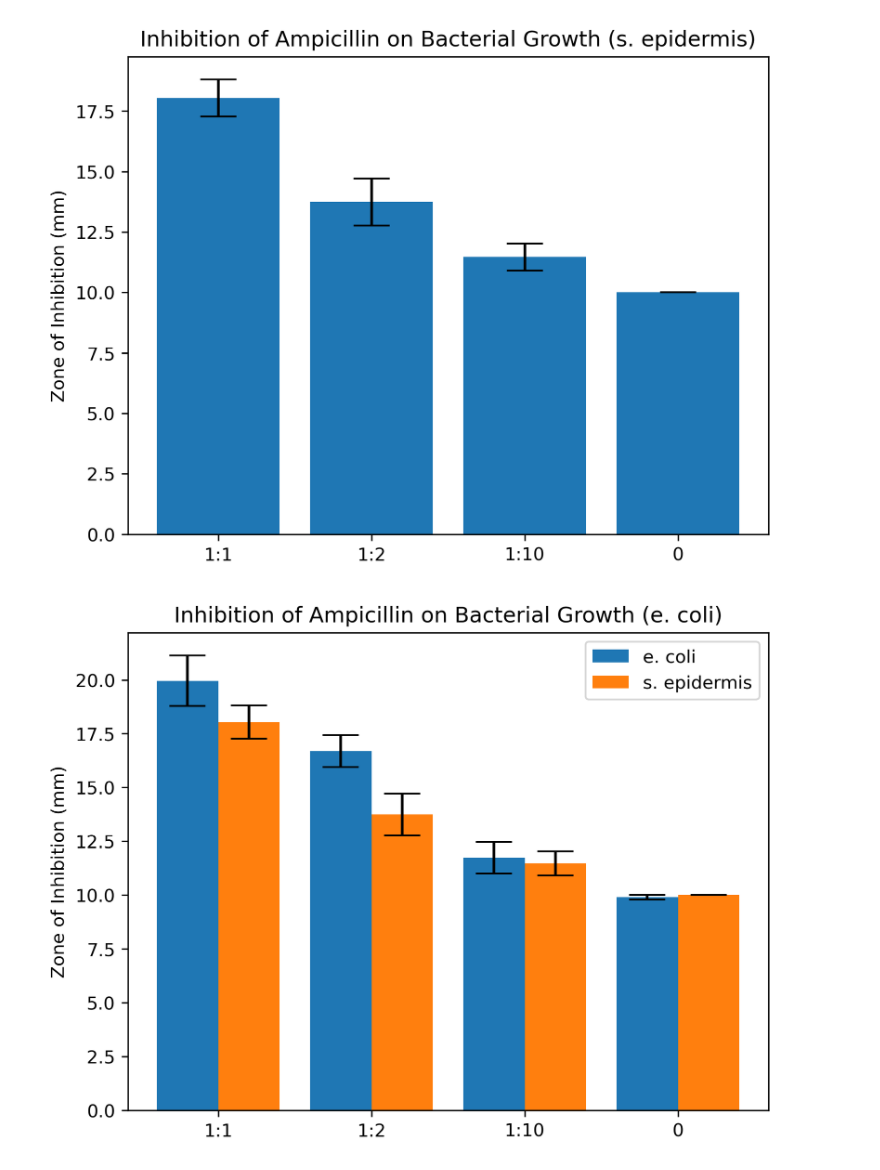
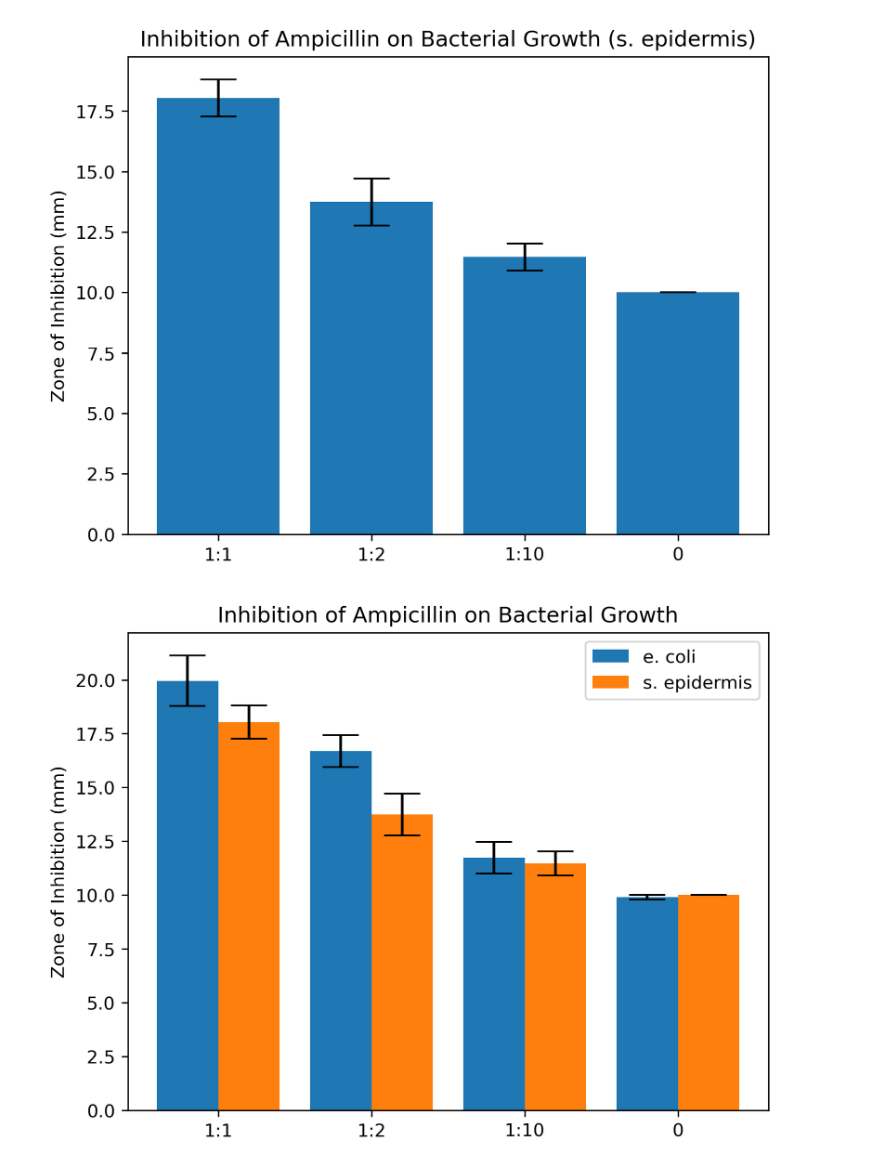
Before and after one commit to ProfOak7/Bio132_Fall23, a Jupyter notebook: Single_and_Multi_Bar_ZOI.ipynb, the cells around one changed output. Cells and saved outputs as stored; diff of their text form; code cells hidden in the pictures.

```diff
--- a/Single_and_Multi_Bar_ZOI.ipynb
+++ b/Single_and_Multi_Bar_ZOI.ipynb
@@ -88,12 +88,12 @@ Text(0.5, 1.0, 'Inhibition of Ampicillin on Bacterial Growth (s. epidermis)')
 # %%
 X = ['1:1', '1:2','1:10','0']
 X_axis = np.arange(len(X))
 plt.bar(X_axis - 0.2,[ECOLI_HALF_MEAN, ECOLI_THIRD_MEAN, ECOLI_EL_MEAN, ECOLI_ZERO_MEAN], 0.4, yerr=[ECOLI_HALF_STERROR, ECOLI_THIRD_STERROR, ECOLI_EL_STERROR, ECOLI_ZERO_STERROR], label = 'e. coli', capsize=10)
 plt.bar(X_axis + 0.2,[SEPI_HALF_MEAN, SEPI_THIRD_MEAN, SEPI_EL_MEAN, SEPI_ZERO_MEAN], 0.4, yerr=[SEPI_HALF_STERROR, SEPI_THIRD_STERROR, SEPI_EL_STERROR, SEPI_ZERO_STERROR], label = 's. epidermis', capsize=10)
 plt.xticks(X_axis, X)
 plt.ylabel('Zone of Inhibition (mm)')
-plt.title('Inhibition of Ampicillin on Bacterial Growth (e. coli)')
+plt.title('Inhibition of Ampicillin on Bacterial Growth')
 plt.legend()
 plt.show()
 # %% [output]
-[figure, old version]
+[figure, new version]
```
